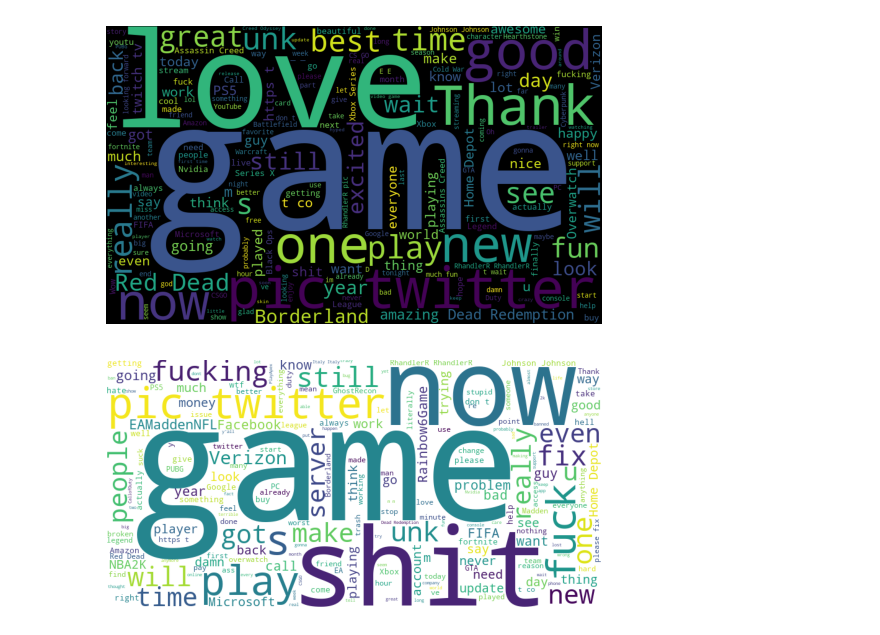
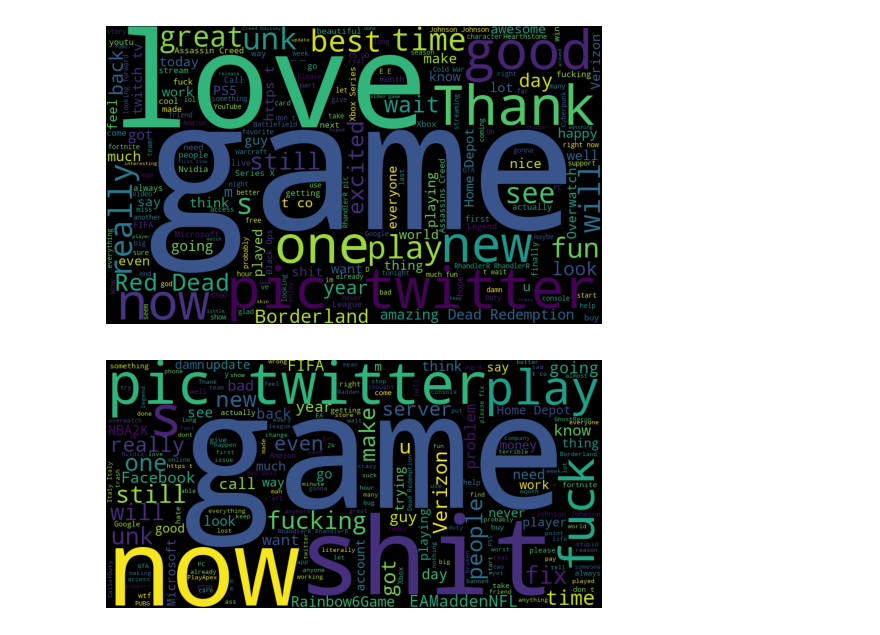
Before and after one commit to samifahim07/Twitter-Sentiment-Analysis-using-Machine-Learning, a Jupyter notebook: Twitter-sentiment.ipynb, the cells around one changed output. Cells and saved outputs as stored; diff of their text form; code cells hidden in the pictures.

```diff
--- a/Twitter-sentiment.ipynb
+++ b/Twitter-sentiment.ipynb
@@ -160,18 +160,18 @@ plt.show()
 # %%
 negative_text = " ".join(
     df[df["Sentiment"]=="Negative"]["Tweet"].astype(str)
 )
 
 wordcloud = WordCloud(
     width=800,
     height=400,
-    background_color="white"
+    background_color="black"
 ).generate(negative_text)
 
 plt.imshow(wordcloud)
 
 plt.axis("off")
 
 plt.show()
 # %% [output]
-[figure, old version]
+[figure, new version]
```
